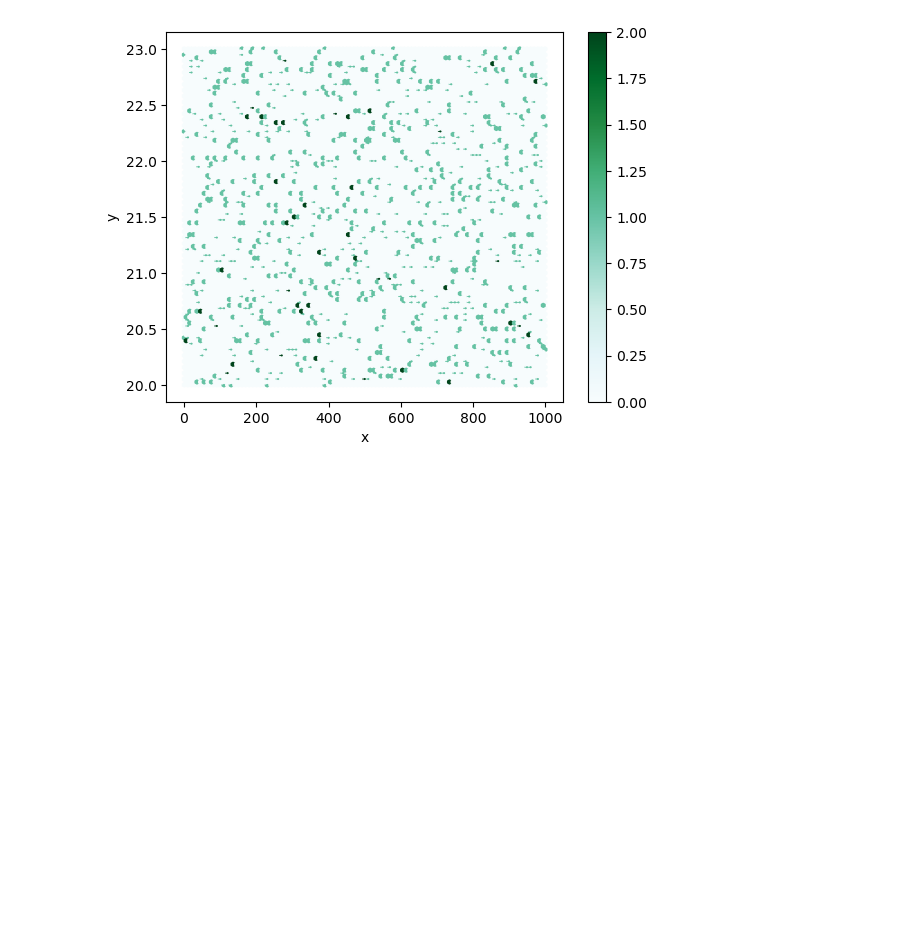
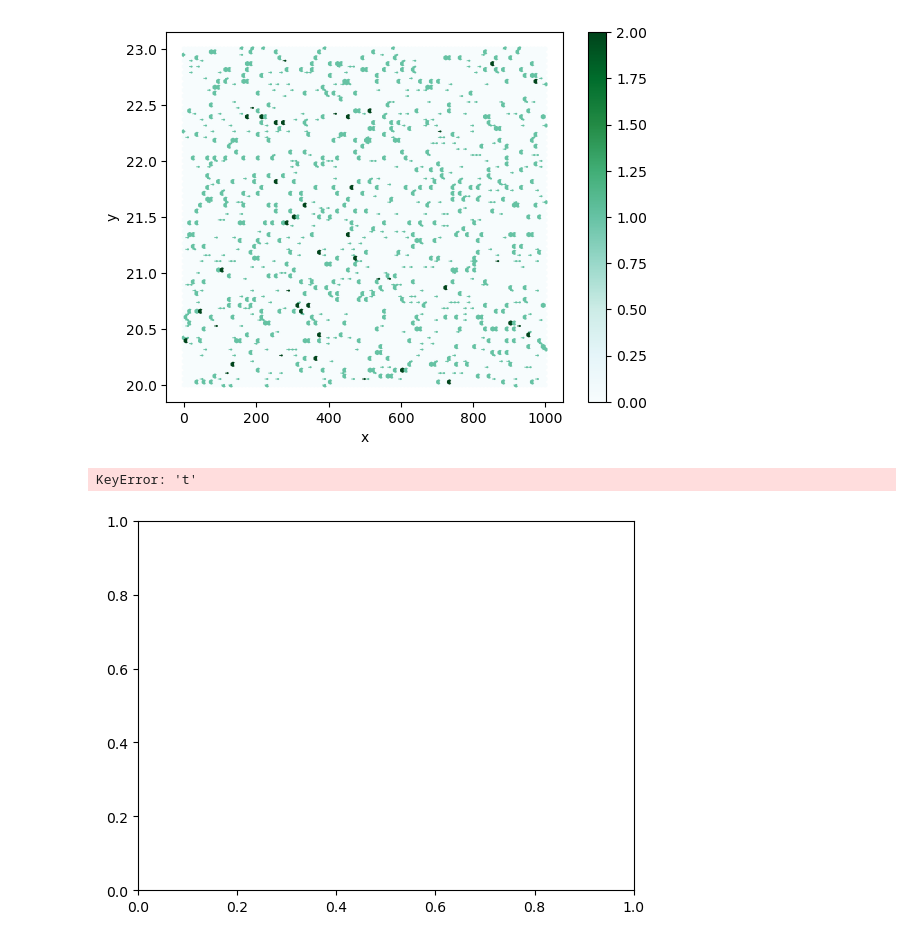
Before and after one commit to hugoestradas/Python_Scripts, a Jupyter notebook: scatter vs hexbin.ipynb, the cells around one changed output. Cells and saved outputs as stored; diff of their text form; code cells hidden in the pictures; blank space fills up the shorter version.

```diff
--- a/scatter vs hexbin.ipynb
+++ b/scatter vs hexbin.ipynb
@@ -12,3 +27,8 @@ df.plot(kind='hexbin', x='x', y='y')
 # %% [output]
 <AxesSubplot: xlabel='x', ylabel='y'>
 [figure]
+# %%
+df.plot(kind='scatter', x='x', y='t', colormap='viridis')
+# %% [output]
+KeyError: 't'
+[figure, added]
```
Also changed, not shown: parts of 1 cell of this notebook.
